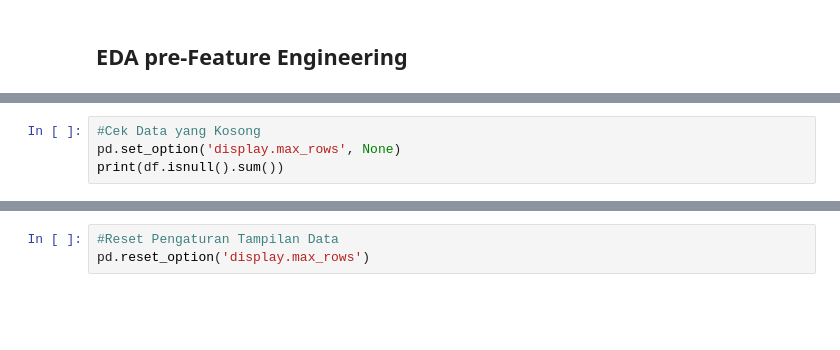
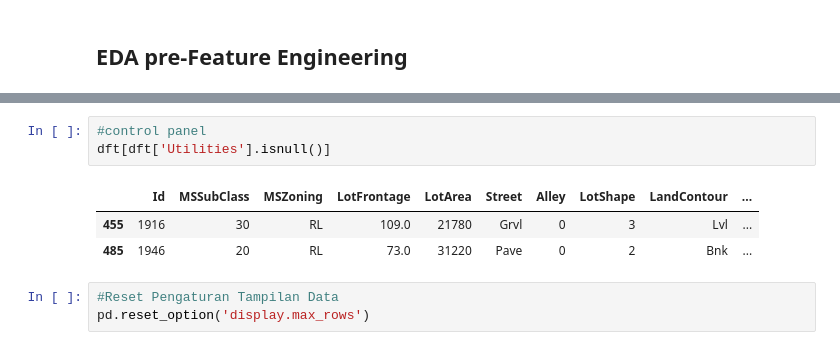
Before and after one commit to dzakihamala/housing, a Jupyter notebook: housing.ipynb, the cells around one changed output, grey strips where cells are left out. Saved outputs shown, nothing was run; the diff lists cells and outputs as text; blank space fills up the shorter version.

Commit message:
bnyak yang dikerjain dan ini belum selesai

```diff
--- a/housing.ipynb
+++ b/housing.ipynb
@@ -20,4 +18,0 @@ df.describe(include='all')
-# %%
-#Cek Data yang Kosong
-pd.set_option('display.max_rows', None)
-print(df.isnull().sum())
@@ -24,3 +55,10 @@ print(df.isnull().sum())
+# %%
+#control panel
+dft[dft['Utilities'].isnull()]
+# %% [output]
+|  | Id | MSSubClass | MSZoning | LotFrontage | LotArea | Street | Alley | LotShape | LandContour | ... |
+| 455 | 1916 | 30 | RL | 109.0 | 21780 | Grvl | 0 | 3 | Lvl | ... |
+| 485 | 1946 | 20 | RL | 73.0 | 31220 | Pave | 0 | 2 | Bnk | ... |
 # %%
 #Reset Pengaturan Tampilan Data
 pd.reset_option('display.max_rows')
```
Also changed, not shown: parts of 9 cells of this notebook.
